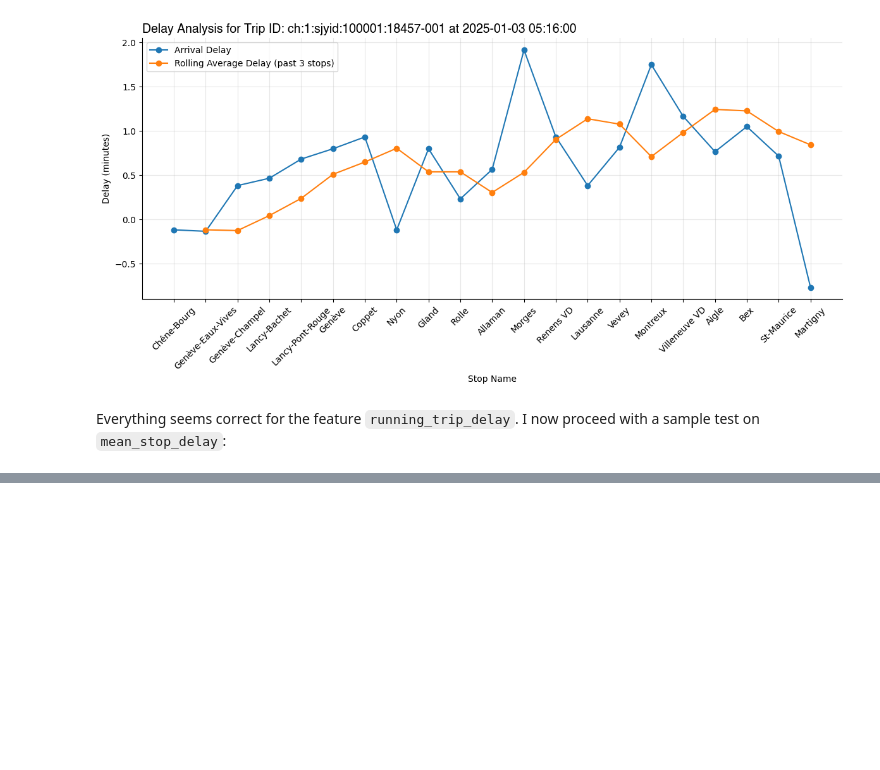
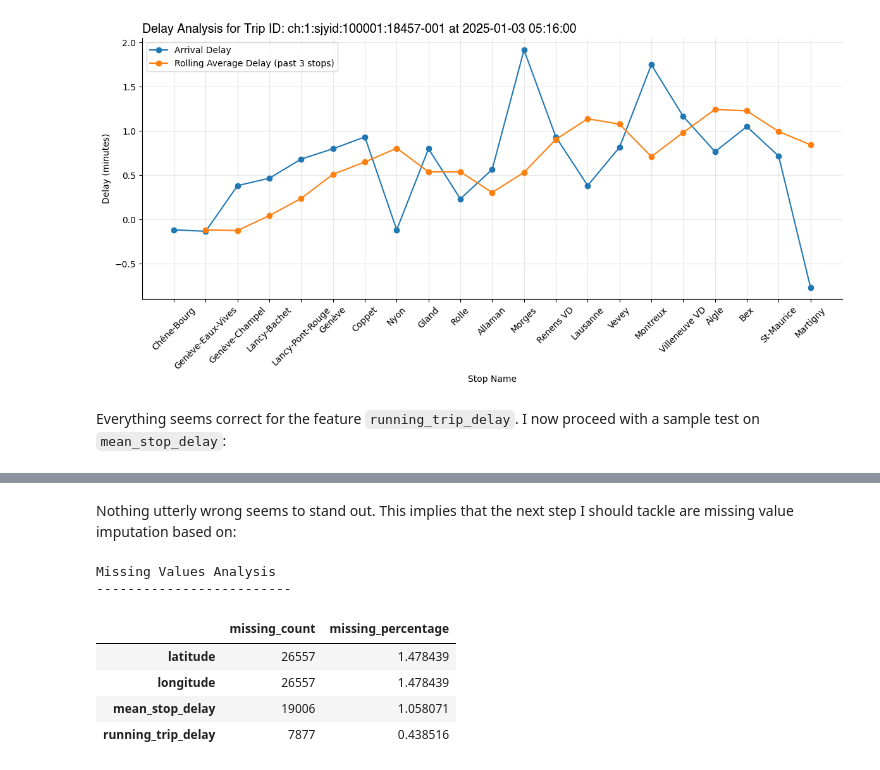
Before and after one commit to YVYX04/Swiss_Train_ML, a Jupyter notebook: notebooks/feature_engineering/test_fe_v1.ipynb, the cells around one changed output, grey strips where cells are left out. Saved outputs shown, nothing was run; the diff lists cells and outputs as text; code cells hidden in the pictures; blank space fills up the shorter version.

```diff
--- a/notebooks/feature_engineering/test_fe_v1.ipynb
+++ b/notebooks/feature_engineering/test_fe_v1.ipynb
@@ -150,0 +211,17 @@ Everything seems correct for the feature `running_trip_delay`. I now proceed wit
+# %% [markdown]
+Nothing utterly wrong seems to stand out. This implies that the next step I should tackle are missing value imputation based on:
+# %%
+print("Missing Values Analysis\n-------------------------")
+missings = pd.DataFrame(df_jan.isnull().sum())
+missings = missings.rename(columns={0: 'missing_count'})
+missings = missings[missings['missing_count'] > 0]
+missings['missing_percentage'] = (missings['missing_count'] / len(df_jan)) * 100
+missings.sort_values(by='missing_percentage', ascending=False)
+# %% [output]
+Missing Values Analysis
+-------------------------
+|  | missing_count | missing_percentage |
+| latitude | 26557 | 1.478439 |
+| longitude | 26557 | 1.478439 |
+| mean_stop_delay | 19006 | 1.058071 |
+| running_trip_delay | 7877 | 0.438516 |
```
Also changed, not shown: parts of 4 cells of this notebook.
